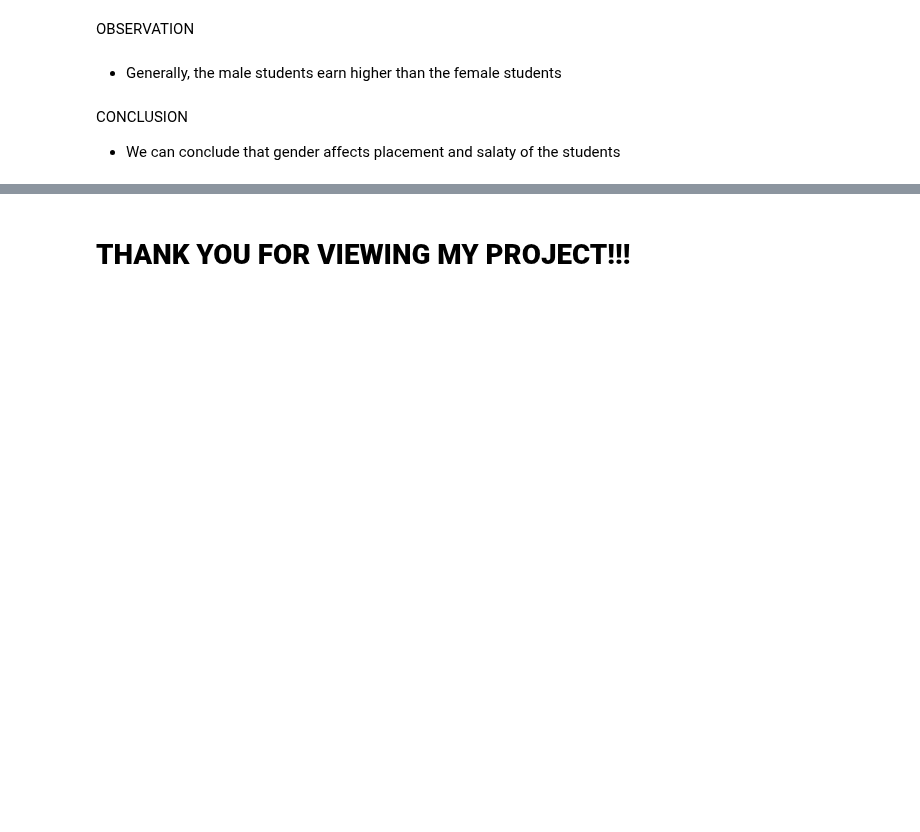
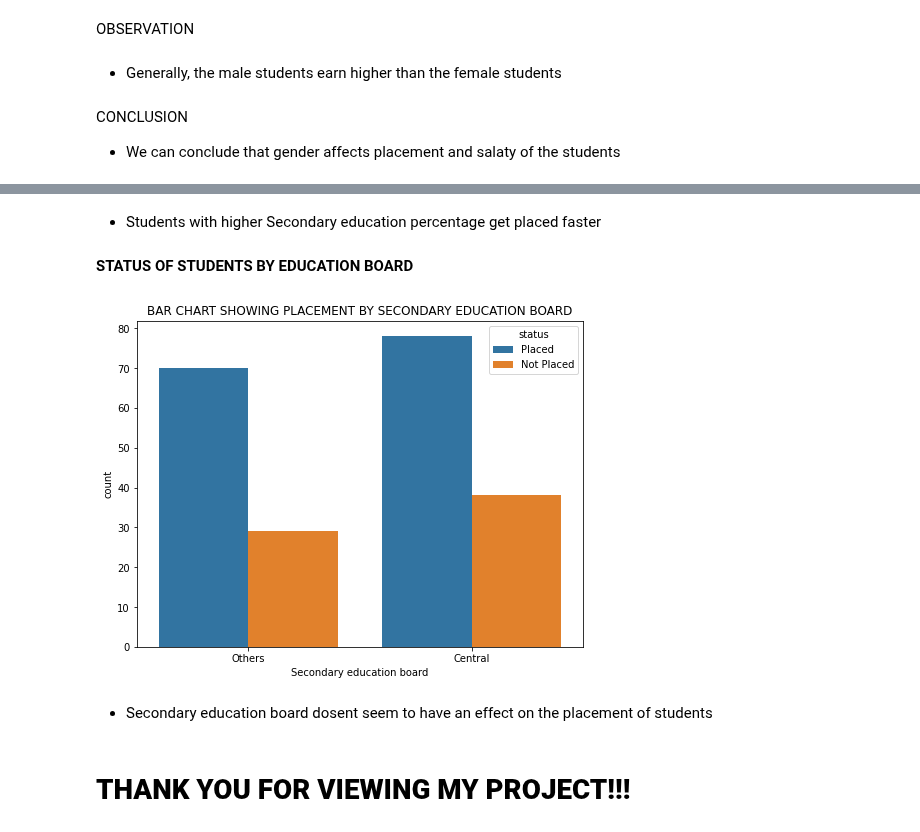
Before and after one commit to devchoplife/Campus-placement, a Jupyter notebook: school_placement.ipynb, the cells around one changed output, grey strips where cells are left out. Drawn from its saved outputs; the diff is of its cells as text; code cells hidden in the pictures; blank space fills up the shorter version.

```diff
--- a/school_placement.ipynb
+++ b/school_placement.ipynb
@@ -271,2 +250,16 @@ spec_grp
+# %% [markdown]
+* Students with higher Secondary education percentage get placed faster
+# %% [markdown]
+**STATUS OF STUDENTS BY EDUCATION BOARD**
+# %%
+plt.figure(figsize = (8, 6))
+sns.countplot('ssc_b', hue = 'status', data = pment)
+plt.title("BAR CHART SHOWING PLACEMENT BY SECONDARY EDUCATION BOARD")
+plt.xlabel("Secondary education board")
+plt.show()
+# %% [output]
+[figure, added]
+# %% [markdown]
+* Secondary education board dosent seem to have an effect on the placement of students
 # %% [markdown]
 # **THANK YOU FOR VIEWING MY PROJECT!!!**
```
Also changed, not shown: parts of 17 cells of this notebook.
